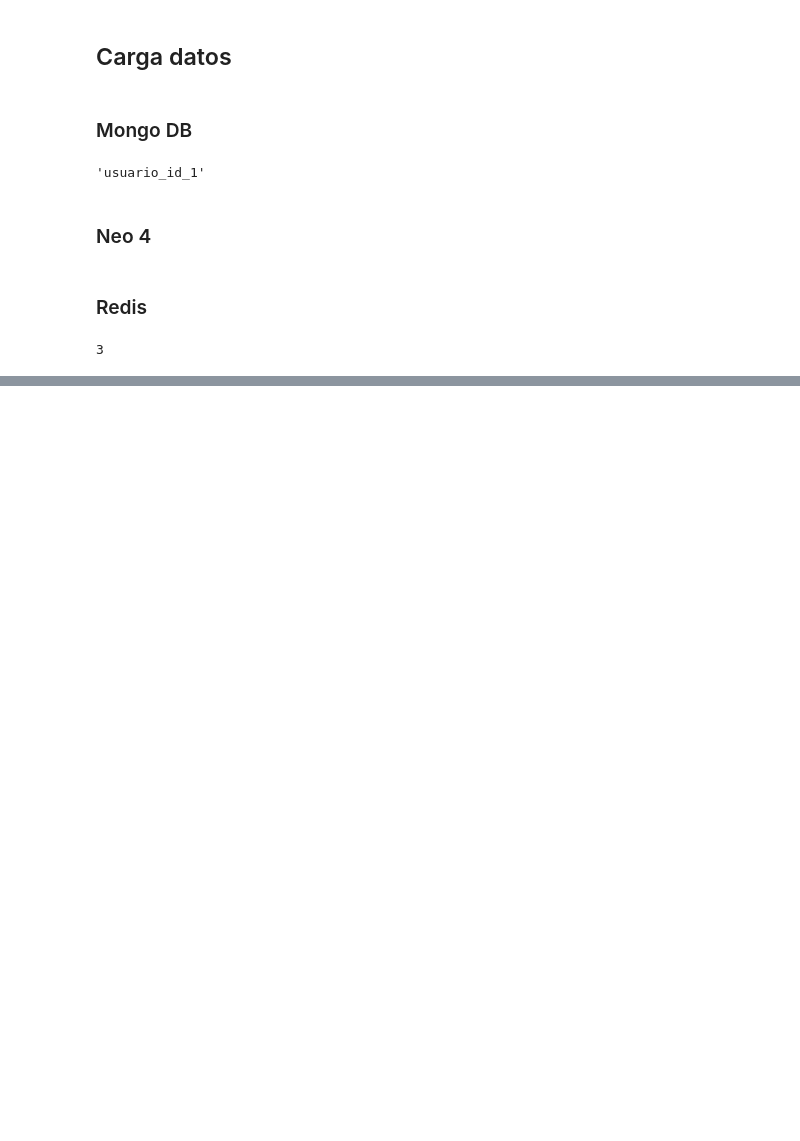
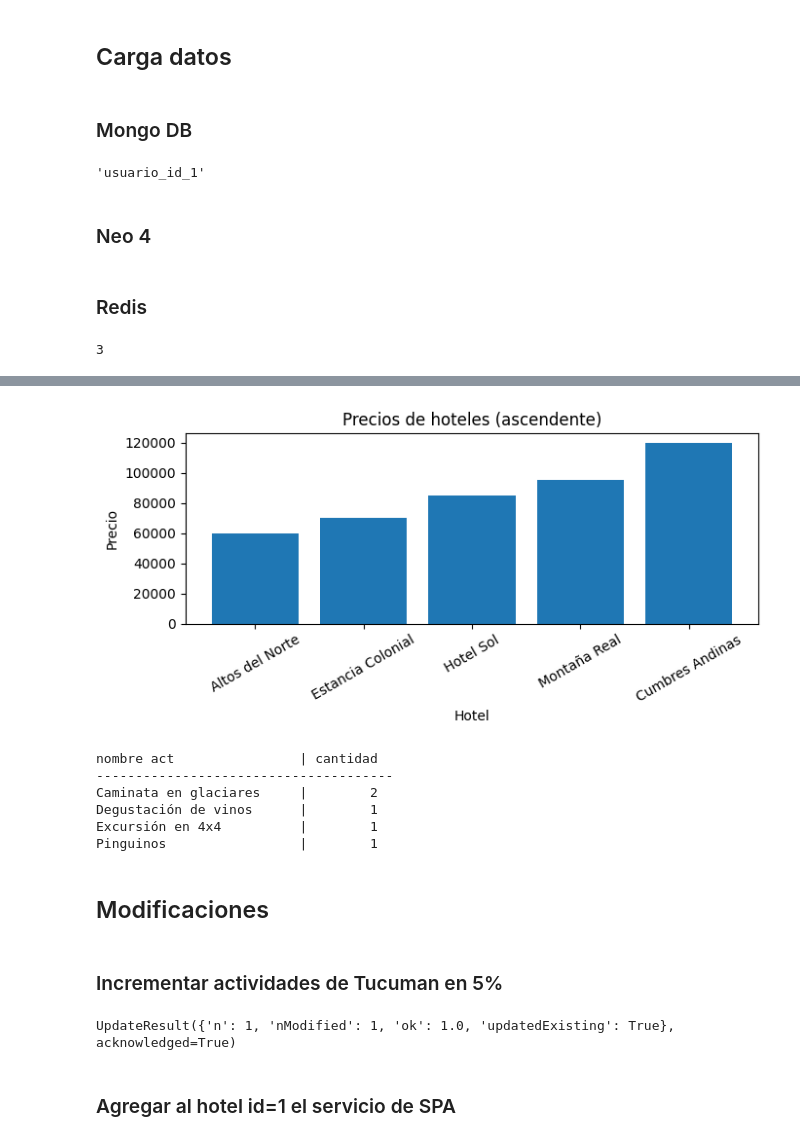
Before and after one commit to FeliMengoni/bd-integrador, a Jupyter notebook: notebooks/carga.ipynb, the cells around one changed output, grey strips where cells are left out. Cells and saved outputs as stored; diff of their text form; code cells hidden in the pictures; blank space fills up the shorter version.

```diff
--- a/notebooks/carga.ipynb
+++ b/notebooks/carga.ipynb
@@ -144,0 +350,65 @@ r.sadd("online:usuarios", 1, 2, 4)
+# %%
+# Recupero el hotel de menor precio
+hotel_min = db.hoteles.find({}, {"_id":0}).sort("precio", 1)
+
+hoteles_all = list(db.hoteles.find({}, {"_id":0, "nombre":1, "precio":1}).sort("precio", 1))
+nombres_h = [h["nombre"] for h in hoteles_all]
+precios_h = [h["precio"] for h in hoteles_all]
+
+plt.figure(figsize=(7,3.5))
+plt.bar(nombres_h, precios_h)
+plt.title("Precios de hoteles (ascendente)")
+plt.ylabel("Precio")
+plt.xlabel("Hotel")
+plt.xticks(rotation=30)
+plt.tight_layout()
+plt.show()
+# %% [output]
+[figure, added]
+# %%
+# Paso 1: Mapeo actividad_id -> nombre
+id_act = {a["actividad_id"]: a["nombre"] for a in db.actividades.find({}, {"_id": 0, "actividad_id": 1, "nombre": 1})}
+
+# Paso 2: Agregado real sobre reservas_actividades
+act = list(db.reservas_actividades.aggregate([
+    {"$match": {"estado": {"$in": ["Confirmada", "Pagada"]}}},
+    {"$group": {"_id": "$actividad_id", "cantidad": {"$sum": 1}}},
+    {"$sort": {"cantidad": -1, "_id": 1}}
+]))
+
+# Paso 3: Mostrar ranking
+tabla = []
+for a in act:
+    act_nombre = id_act.get(a["_id"])
+    tabla.append([act_nombre, a["cantidad"]])
+
+# Paso 4: Imprimir cuadro
+
+# Encabezado
+print(f"{'nombre act':<25} | {'cantidad':>8}")
+print("-" * 38)
+# Filas
+for a in act:
+    act_nombre = id_act.get(a["_id"], "??")
+    cantidad = a["cantidad"]
+    print(f"{act_nombre:<25} | {cantidad:>8}")
+# %% [output]
+nombre act                | cantidad
+--------------------------------------
+Caminata en glaciares     |        2
+Degustación de vinos      |        1
+Excursión en 4x4          |        1
+Pinguinos                 |        1
+# %% [markdown]
+## Modificaciones
+# %% [markdown]
+### Incrementar actividades de Tucuman en 5%
+# %%
+db.actividades.update_many(
+    {"ciudad": "Tucuman"},
+    {"$mul": {"precio": 1.05}}
+)
+# %% [output]
+UpdateResult({'n': 1, 'nModified': 1, 'ok': 1.0, 'updatedExisting': True}, acknowledged=True)
+# %% [markdown]
+### Agregar al hotel id=1 el servicio de SPA
```
Also changed, not shown: parts of 18 cells of this notebook, 4 other files.
